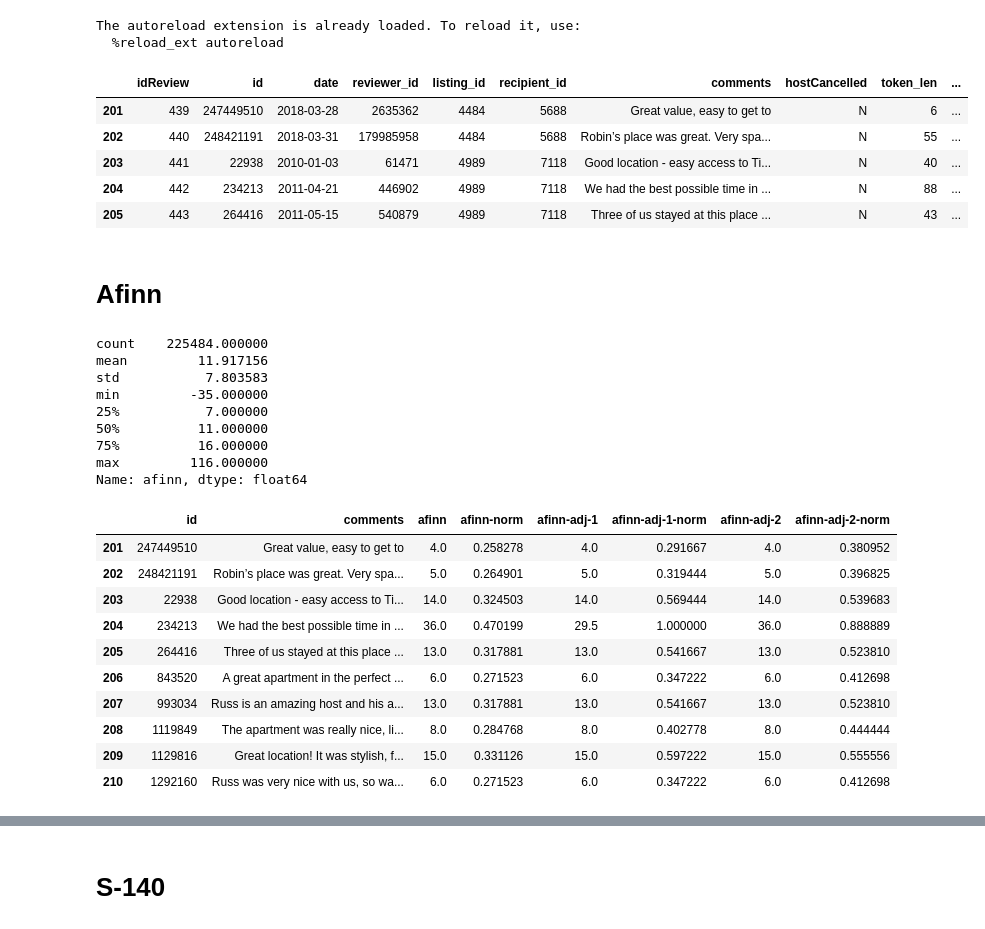
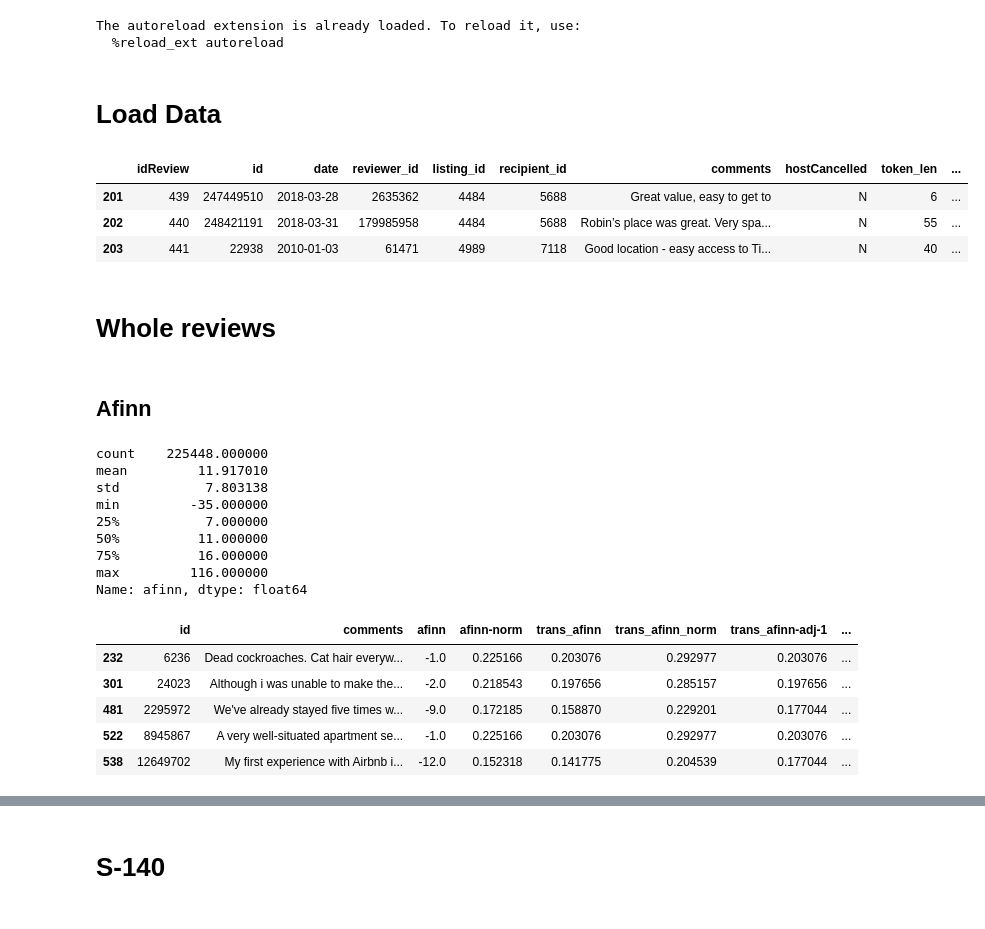
Before and after one commit to travelLynz/homophily_satisfaction, a Jupyter notebook: notebooks/7/tool_normalisation.ipynb, the cells around one changed output, grey strips where cells are left out. Cells and saved outputs as stored; diff of their text form; code cells hidden in the pictures.

```diff
--- a/notebooks/7/tool_normalisation.ipynb
+++ b/notebooks/7/tool_normalisation.ipynb
@@ -21,25 +24,29 @@ import so_cal as sc
 # %% [output]
 The autoreload extension is already loaded. To reload it, use:
   %reload_ext autoreload
+# %% [markdown]
+# Load Data
 # %%
 reviews = pd.read_csv('reviews_with_sent.csv', index_col=0)
+# %%
+reviews = reviews[~reviews['so_cal'].isnull()]
 # %%
-reviews.head()
+reviews.head(3)
 # %% [output]
 |  | idReview | id | date | reviewer_id | listing_id | recipient_id | comments | hostCancelled | token_len | ... |
 | 201 | 439 | 247449510 | 2018-03-28 | 2635362 | 4484 | 5688 | Great value, easy to get to | N | 6 | ... |
 | 202 | 440 | 248421191 | 2018-03-31 | 179985958 | 4484 | 5688 | Robin’s place was great. Very spa... | N | 55 | ... |
 | 203 | 441 | 22938 | 2010-01-03 | 61471 | 4989 | 7118 | Good location - easy access to Ti... | N | 40 | ... |
-| 204 | 442 | 234213 | 2011-04-21 | 446902 | 4989 | 7118 | We had the best possible time in ... | N | 88 | ... |
-| 205 | 443 | 264416 | 2011-05-15 | 540879 | 4989 | 7118 | Three of us stayed at this place ... | N | 43 | ... |
+# %% [markdown]
+# Whole reviews
 # %% [markdown]
-# Afinn
+## Afinn
 # %%
 reviews['afinn'].describe()
 # %% [output]
-count    225484.000000
-mean         11.917156
-std           7.803583
+count    225448.000000
+mean         11.917010
+std           7.803138
 min         -35.000000
 25%           7.000000
 50%          11.000000
@@ -51,14 +58,9 @@ afinn_table = utils.create_normalised_table(reviews, 'afinn')
-# %%
-afinn_table.head(10)
-# %% [output]
-|  | id | comments | afinn | afinn-norm | afinn-adj-1 | afinn-adj-1-norm | afinn-adj-2 | afinn-adj-2-norm |
-| 201 | 247449510 | Great value, easy to get to | 4.0 | 0.258278 | 4.0 | 0.291667 | 4.0 | 0.380952 |
-| 202 | 248421191 | Robin’s place was great. Very spa... | 5.0 | 0.264901 | 5.0 | 0.319444 | 5.0 | 0.396825 |
-| 203 | 22938 | Good location - easy access to Ti... | 14.0 | 0.324503 | 14.0 | 0.569444 | 14.0 | 0.539683 |
-| 204 | 234213 | We had the best possible time in ... | 36.0 | 0.470199 | 29.5 | 1.000000 | 36.0 | 0.888889 |
-| 205 | 264416 | Three of us stayed at this place ... | 13.0 | 0.317881 | 13.0 | 0.541667 | 13.0 | 0.523810 |
-| 206 | 843520 | A great apartment in the perfect ... | 6.0 | 0.271523 | 6.0 | 0.347222 | 6.0 | 0.412698 |
-| 207 | 993034 | Russ is an amazing host and his a... | 13.0 | 0.317881 | 13.0 | 0.541667 | 13.0 | 0.523810 |
-| 208 | 1119849 | The apartment was really nice, li... | 8.0 | 0.284768 | 8.0 | 0.402778 | 8.0 | 0.444444 |
-| 209 | 1129816 | Great location! It was stylish, f... | 15.0 | 0.331126 | 15.0 | 0.597222 | 15.0 | 0.555556 |
-| 210 | 1292160 | Russ was very nice with us, so wa... | 6.0 | 0.271523 | 6.0 | 0.347222 | 6.0 | 0.412698 |
+# %%
+afinn_table[afinn_table['trans_afinn-adj-2-norm']<= 0.3].head()
+# %% [output]
+|  | id | comments | afinn | afinn-norm | trans_afinn | trans_afinn_norm | trans_afinn-adj-1 | ... |
+| 232 | 6236 | Dead cockroaches. Cat hair everyw... | -1.0 | 0.225166 | 0.203076 | 0.292977 | 0.203076 | ... |
+| 301 | 24023 | Although i was unable to make the... | -2.0 | 0.218543 | 0.197656 | 0.285157 | 0.197656 | ... |
+| 481 | 2295972 | We've already stayed five times w... | -9.0 | 0.172185 | 0.158870 | 0.229201 | 0.177044 | ... |
+| 522 | 8945867 | A very well-situated apartment se... | -1.0 | 0.225166 | 0.203076 | 0.292977 | 0.203076 | ... |
+| 538 | 12649702 | My first experience with Airbnb i... | -12.0 | 0.152318 | 0.141775 | 0.204539 | 0.177044 | ... |
```
Also changed, not shown: parts of 119 cells of this notebook, 30 other files.
